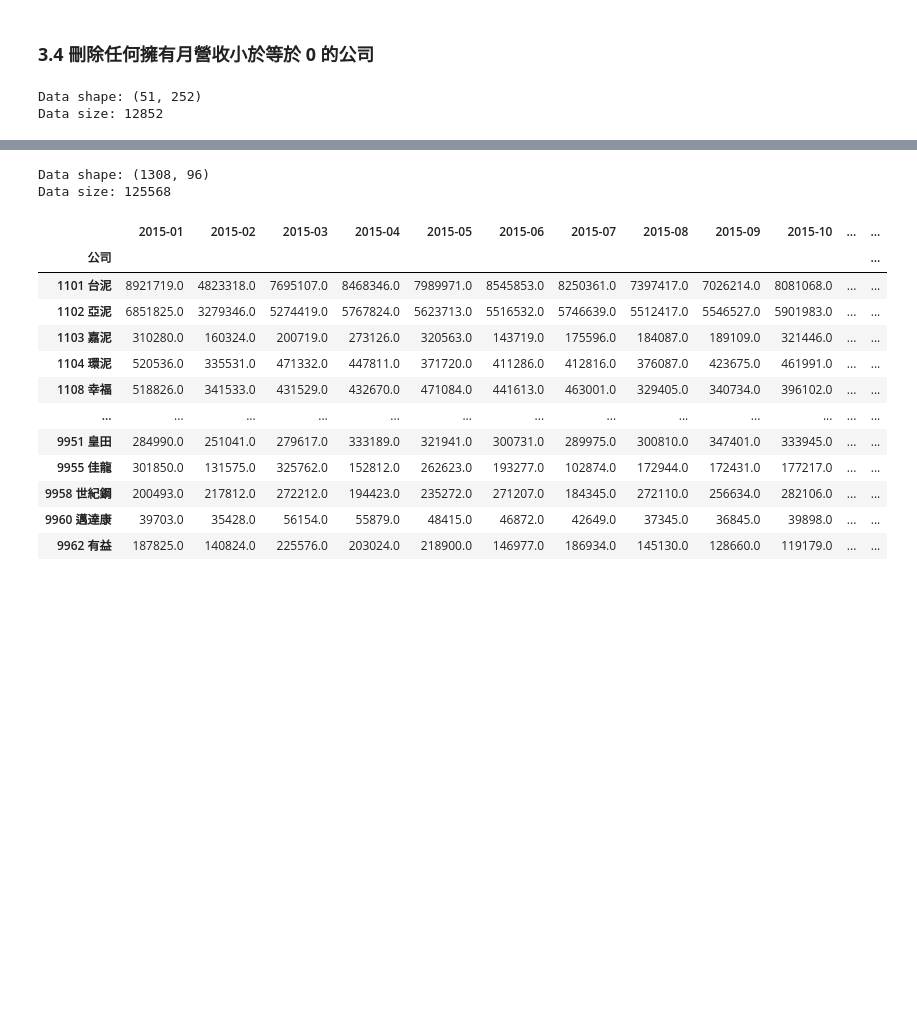
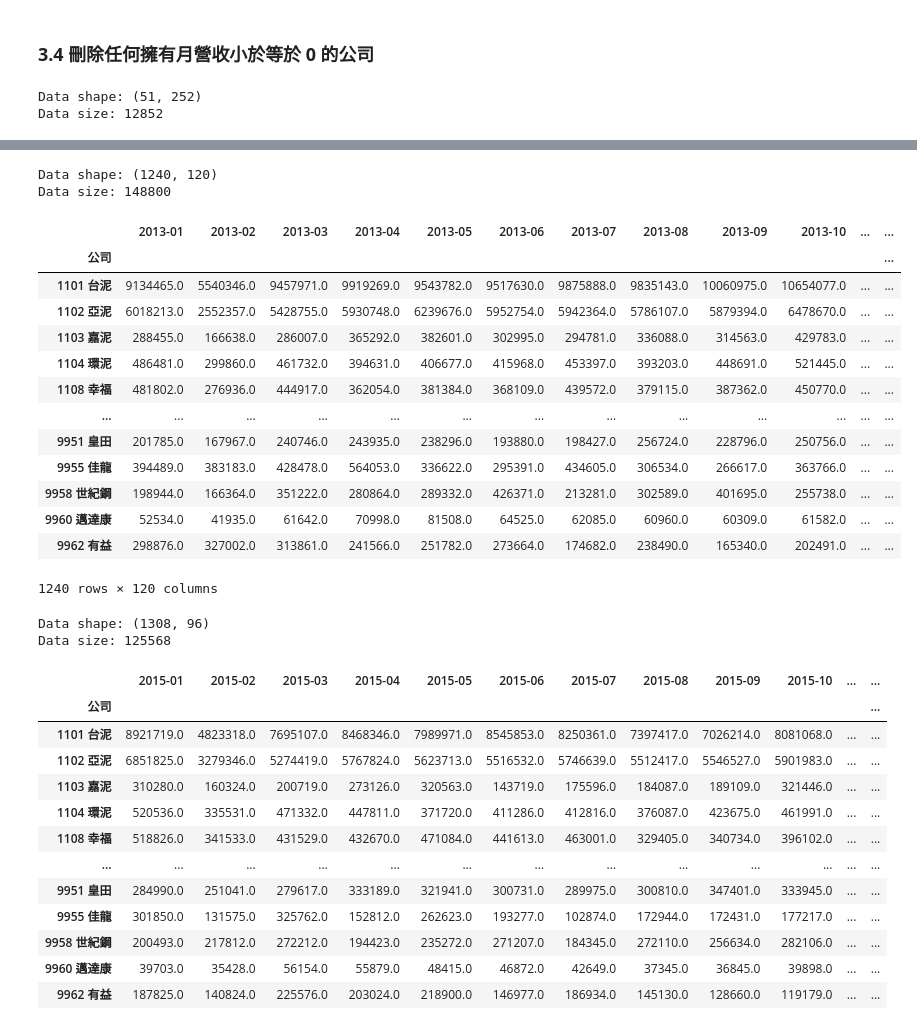
Before and after one commit to angel870326/Monthly-Revenue, a Jupyter notebook: 007_data_cleaning_final_v1.ipynb, the cells around one changed output, grey strips where cells are left out. Drawn from its saved outputs; the diff is of its cells as text; code cells hidden in the pictures; blank space fills up the shorter version.

```diff
--- a/007_data_cleaning_final_v1.ipynb
+++ b/007_data_cleaning_final_v1.ipynb
@@ -240,7 +242,7 @@ year_test
 # %%
-# data_final = data.iloc[:, 132:]  # 2013
-data_final = data.iloc[:, 156:]  # 2015
-data_final
+data_final_2013 = data.iloc[:, 132:]  # 2013
+data_final_2015 = data.iloc[:, 156:]  # 2015
+data_final_2015
 # %% [output]
 |  | 2015-01 | 2015-02 | 2015-03 | 2015-04 | 2015-05 | 2015-06 | 2015-07 | 2015-08 | 2015-09 | 2015-10 | ... | ... |
 | 公司 |  |  |  |  |  |  |  |  |  |  |  | ... |
@@ -271,8 +285,9 @@ Data size: 138048
 ### **2.6 刪除月營收有空值的公司**
 # %%
 # Drop all the rows with NaN values
-data_final = data_final.dropna(axis=0)
-data_final
+data_final_2013 = data_final_2013.dropna(axis=0)
+data_final_2015 = data_final_2015.dropna(axis=0)
+data_final_2015
 # %% [output]
 |  | 2015-01 | 2015-02 | 2015-03 | 2015-04 | 2015-05 | 2015-06 | 2015-07 | 2015-08 | 2015-09 | 2015-10 | ... | ... |
 | 公司 |  |  |  |  |  |  |  |  |  |  |  | ... |
@@ -302,7 +329,8 @@ Data size: 127488
 # %% [markdown]
 ### **2.7 刪除任何擁有月營收小於等於 0 的公司**
 # %%
-data_final = data_final[data_final > 0].dropna(axis=0)
-print("Data shape:", data_final.shape)
-print("Data size:", data_final.size)
+# 2013
+data_final_2013 = data_final_2013[data_final_2013 > 0].dropna(axis=0)
+print("Data shape:", data_final_2013.shape)
+print("Data size:", data_final_2013.size)
 # %% [output]
@@ -448,4 +496,27 @@ Data size: 12852
 # %%
 # Output data path
 output_data_path = '/content/gdrive/MyDrive/論文/資料集'
+# %%
+# 月營收盈餘(2013-2022)
+data_final_2013.to_excel(os.path.join(output_data_path,'201301-202212上市櫃公司月營收_非金融業.xlsx'))
+print("Data shape:", data_final_2013.shape)
+print("Data size:", data_final_2013.size)
+data_final_2013
+# %% [output]
+Data shape: (1240, 120)
+Data size: 148800
+|  | 2013-01 | 2013-02 | 2013-03 | 2013-04 | 2013-05 | 2013-06 | 2013-07 | 2013-08 | 2013-09 | 2013-10 | ... | ... |
+| 公司 |  |  |  |  |  |  |  |  |  |  |  | ... |
+| 1101 台泥 | 9134465.0 | 5540346.0 | 9457971.0 | 9919269.0 | 9543782.0 | 9517630.0 | 9875888.0 | 9835143.0 | 10060975.0 | 10654077.0 | ... | ... |
+| 1102 亞泥 | 6018213.0 | 2552357.0 | 5428755.0 | 5930748.0 | 6239676.0 | 5952754.0 | 5942364.0 | 5786107.0 | 5879394.0 | 6478670.0 | ... | ... |
+| 1103 嘉泥 | 288455.0 | 166638.0 | 286007.0 | 365292.0 | 382601.0 | 302995.0 | 294781.0 | 336088.0 | 314563.0 | 429783.0 | ... | ... |
+| 1104 環泥 | 486481.0 | 299860.0 | 461732.0 | 394631.0 | 406677.0 | 415968.0 | 453397.0 | 393203.0 | 448691.0 | 521445.0 | ... | ... |
+| 1108 幸福 | 481802.0 | 276936.0 | 444917.0 | 362054.0 | 381384.0 | 368109.0 | 439572.0 | 379115.0 | 387362.0 | 450770.0 | ... | ... |
+| ... | ... | ... | ... | ... | ... | ... | ... | ... | ... | ... | ... | ... |
+| 9951 皇田 | 201785.0 | 167967.0 | 240746.0 | 243935.0 | 238296.0 | 193880.0 | 198427.0 | 256724.0 | 228796.0 | 250756.0 | ... | ... |
+| 9955 佳龍 | 394489.0 | 383183.0 | 428478.0 | 564053.0 | 336622.0 | 295391.0 | 434605.0 | 306534.0 | 266617.0 | 363766.0 | ... | ... |
+| 9958 世紀鋼 | 198944.0 | 166364.0 | 351222.0 | 280864.0 | 289332.0 | 426371.0 | 213281.0 | 302589.0 | 401695.0 | 255738.0 | ... | ... |
+| 9960 邁達康 | 52534.0 | 41935.0 | 61642.0 | 70998.0 | 81508.0 | 64525.0 | 62085.0 | 60960.0 | 60309.0 | 61582.0 | ... | ... |
+| 9962 有益 | 298876.0 | 327002.0 | 313861.0 | 241566.0 | 251782.0 | 273664.0 | 174682.0 | 238490.0 | 165340.0 | 202491.0 | ... | ... |
+1240 rows × 120 columns
 # %%
```
Also changed, not shown: parts of 15 cells of this notebook.
